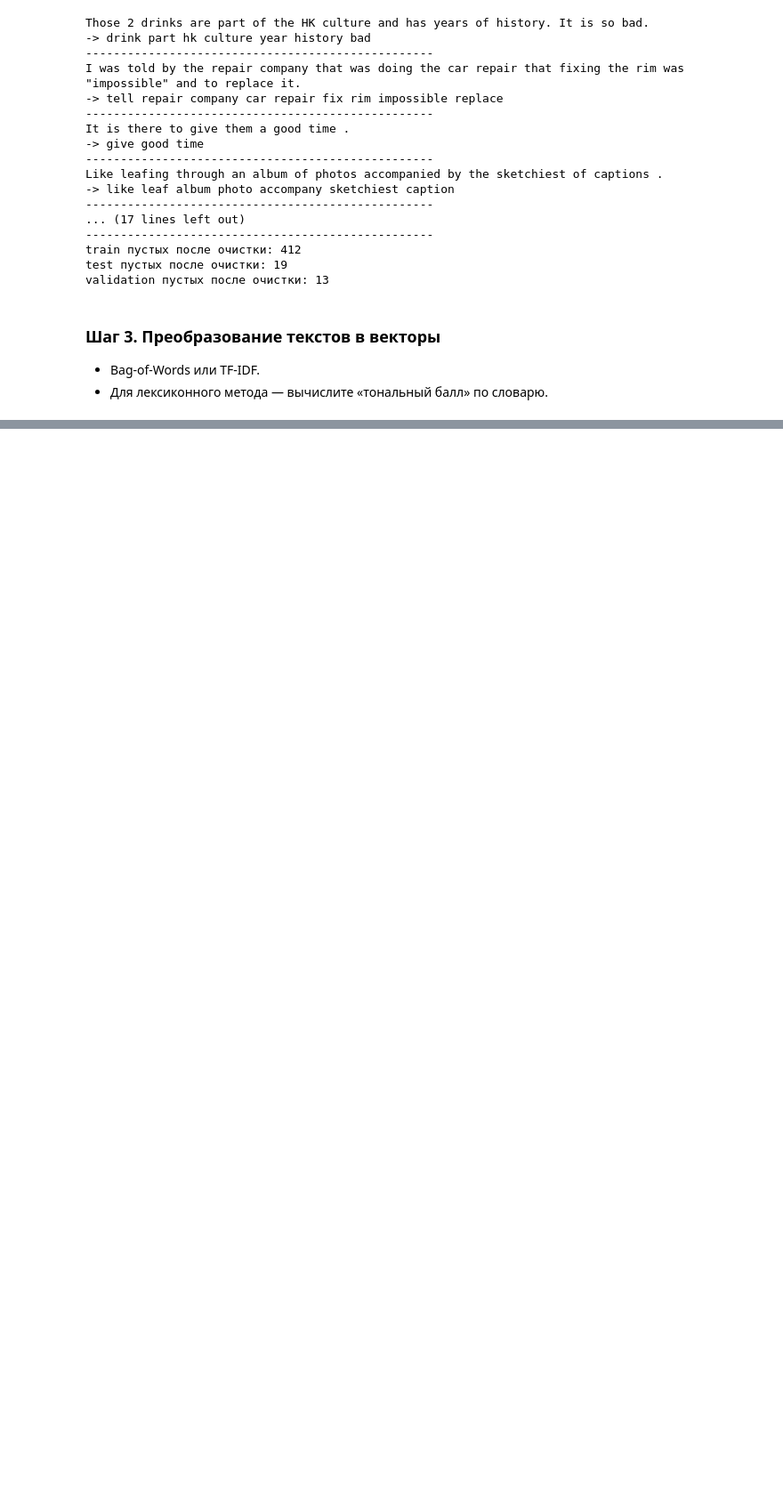
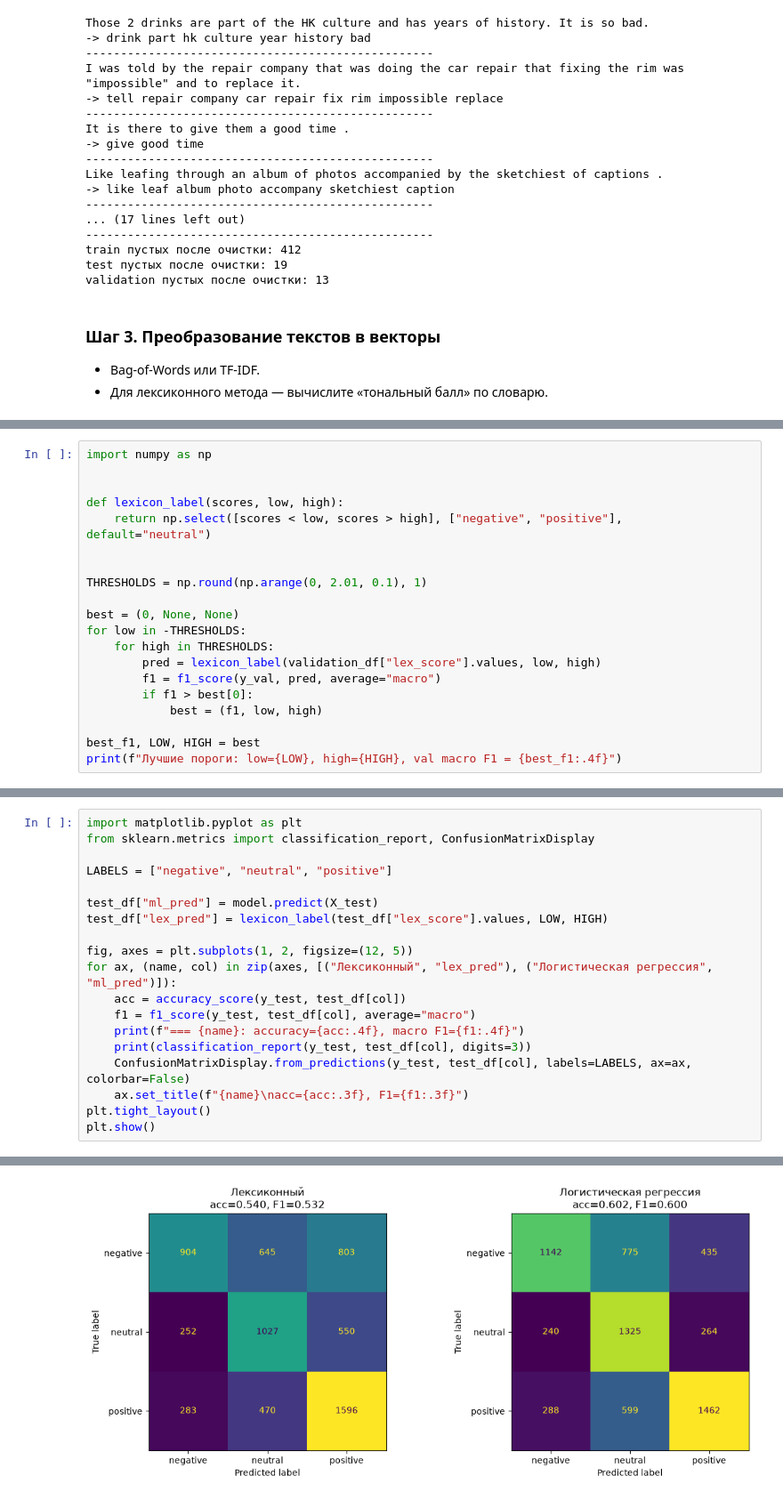
Before and after one commit to qaisar04/nlp-assignment-3, a Jupyter notebook: notebook.ipynb, the cells around one changed output, grey strips where cells are left out. Shown at 89% size. Drawn from its saved outputs; the diff is of its cells as text; blank space fills up the shorter version.

```diff
--- a/notebook.ipynb
+++ b/notebook.ipynb
@@ -186,0 +244,20 @@ print("Ключевые слова:", sorted_keywords)
+# %%
+import numpy as np
+
+
+def lexicon_label(scores, low, high):
+    return np.select([scores < low, scores > high], ["negative", "positive"], default="neutral")
+
+
+THRESHOLDS = np.round(np.arange(0, 2.01, 0.1), 1)
+
+best = (0, None, None)
+for low in -THRESHOLDS:
+    for high in THRESHOLDS:
+        pred = lexicon_label(validation_df["lex_score"].values, low, high)
+        f1 = f1_score(y_val, pred, average="macro")
+        if f1 > best[0]:
+            best = (f1, low, high)
+
+best_f1, LOW, HIGH = best
+print(f"Лучшие пороги: low={LOW}, high={HIGH}, val macro F1 = {best_f1:.4f}")
@@ -186,0 +268,20 @@ print("Ключевые слова:", sorted_keywords)
+# %%
+import matplotlib.pyplot as plt
+from sklearn.metrics import classification_report, ConfusionMatrixDisplay
+
+LABELS = ["negative", "neutral", "positive"]
+
+test_df["ml_pred"] = model.predict(X_test)
+test_df["lex_pred"] = lexicon_label(test_df["lex_score"].values, LOW, HIGH)
+
+fig, axes = plt.subplots(1, 2, figsize=(12, 5))
+for ax, (name, col) in zip(axes, [("Лексиконный", "lex_pred"), ("Логистическая регрессия", "ml_pred")]):
+    acc = accuracy_score(y_test, test_df[col])
+    f1 = f1_score(y_test, test_df[col], average="macro")
+    print(f"=== {name}: accuracy={acc:.4f}, macro F1={f1:.4f}")
+    print(classification_report(y_test, test_df[col], digits=3))
+    ConfusionMatrixDisplay.from_predictions(y_test, test_df[col], labels=LABELS, ax=ax, colorbar=False)
+    ax.set_title(f"{name}\nacc={acc:.3f}, F1={f1:.3f}")
+plt.tight_layout()
+plt.show()
+# %% [output]
@@ -186,0 +305 @@ print("Ключевые слова:", sorted_keywords)
+[figure, added]
```
Also changed, not shown: parts of 58 cells of this notebook, 6 other files.
